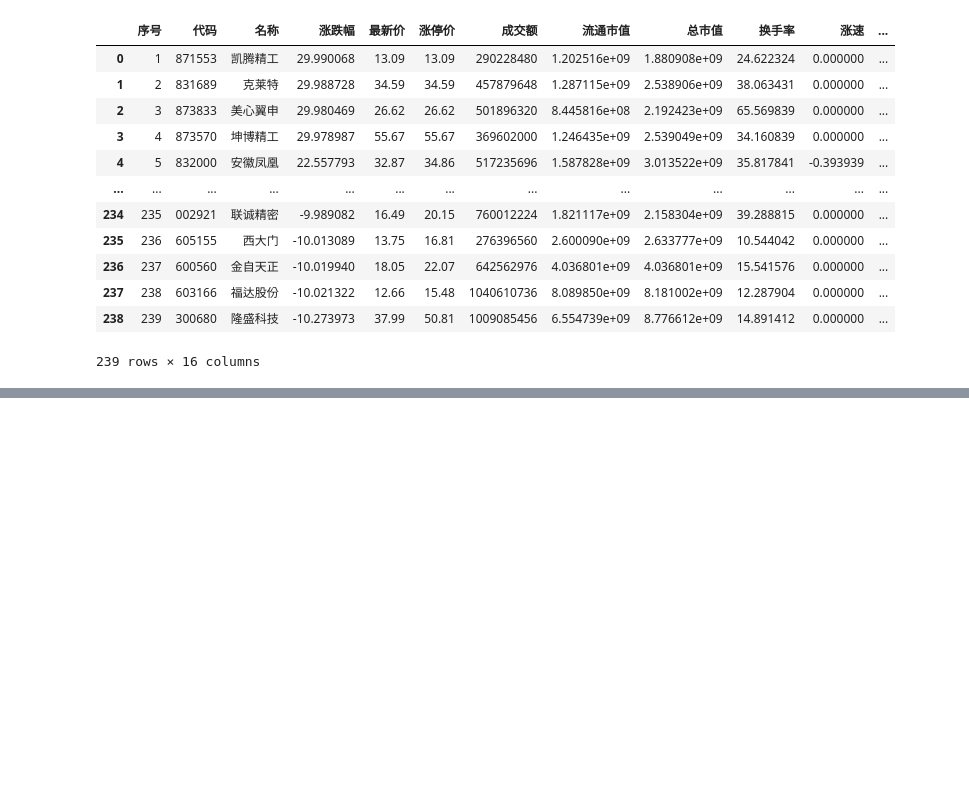
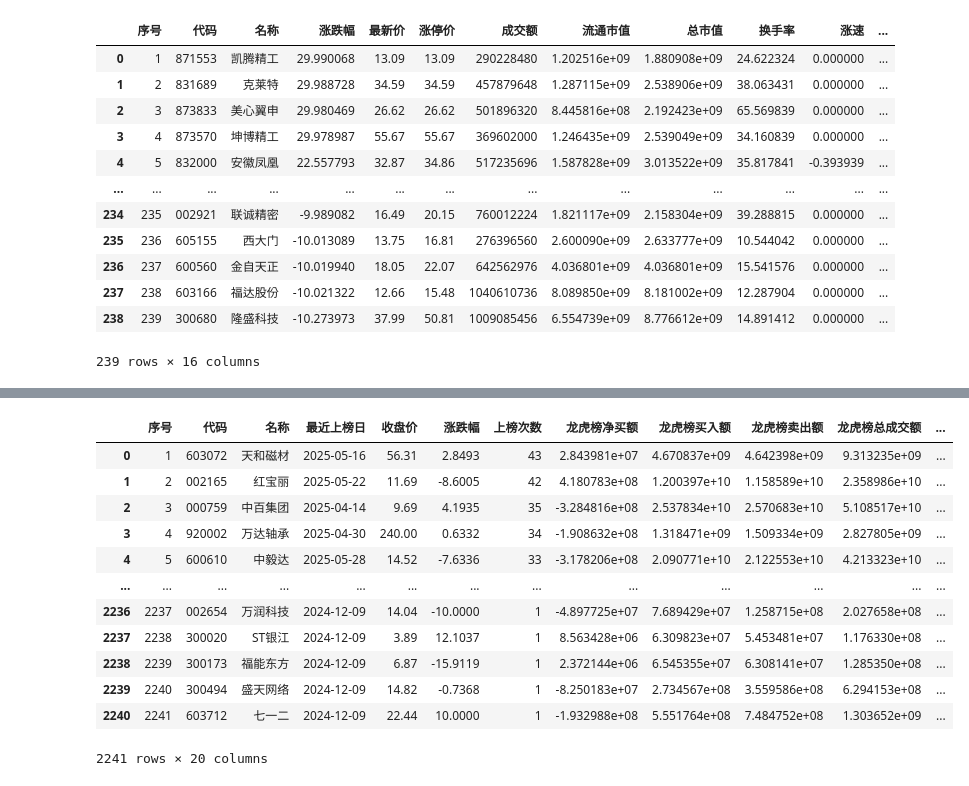
Before and after one commit to EveryFine/GeniusTradeTracker, a Jupyter notebook: tracker/app/akshare/akshare.ipynb, the cells around one changed output, grey strips where cells are left out. Saved outputs shown, nothing was run; the diff lists cells and outputs as text; code cells hidden in the pictures; blank space fills up the shorter version.

```diff
--- a/tracker/app/akshare/akshare.ipynb
+++ b/tracker/app/akshare/akshare.ipynb
@@ -206,0 +568,19 @@ stock_zt_pool_strong_em_df
+# %%
+import akshare as ak
+
+stock_lhb_stock_statistic_em_df = ak.stock_lhb_stock_statistic_em(symbol="近六月")
+stock_lhb_stock_statistic_em_df
+# %% [output]
+|  | 序号 | 代码 | 名称 | 最近上榜日 | 收盘价 | 涨跌幅 | 上榜次数 | 龙虎榜净买额 | 龙虎榜买入额 | 龙虎榜卖出额 | 龙虎榜总成交额 | ... |
+| 0 | 1 | 603072 | 天和磁材 | 2025-05-16 | 56.31 | 2.8493 | 43 | 2.843981e+07 | 4.670837e+09 | 4.642398e+09 | 9.313235e+09 | ... |
+| 1 | 2 | 002165 | 红宝丽 | 2025-05-22 | 11.69 | -8.6005 | 42 | 4.180783e+08 | 1.200397e+10 | 1.158589e+10 | 2.358986e+10 | ... |
+| 2 | 3 | 000759 | 中百集团 | 2025-04-14 | 9.69 | 4.1935 | 35 | -3.284816e+08 | 2.537834e+10 | 2.570683e+10 | 5.108517e+10 | ... |
+| 3 | 4 | 920002 | 万达轴承 | 2025-04-30 | 240.00 | 0.6332 | 34 | -1.908632e+08 | 1.318471e+09 | 1.509334e+09 | 2.827805e+09 | ... |
+| 4 | 5 | 600610 | 中毅达 | 2025-05-28 | 14.52 | -7.6336 | 33 | -3.178206e+08 | 2.090771e+10 | 2.122553e+10 | 4.213323e+10 | ... |
+| ... | ... | ... | ... | ... | ... | ... | ... | ... | ... | ... | ... | ... |
+| 2236 | 2237 | 002654 | 万润科技 | 2024-12-09 | 14.04 | -10.0000 | 1 | -4.897725e+07 | 7.689429e+07 | 1.258715e+08 | 2.027658e+08 | ... |
+| 2237 | 2238 | 300020 | ST银江 | 2024-12-09 | 3.89 | 12.1037 | 1 | 8.563428e+06 | 6.309823e+07 | 5.453481e+07 | 1.176330e+08 | ... |
+| 2238 | 2239 | 300173 | 福能东方 | 2024-12-09 | 6.87 | -15.9119 | 1 | 2.372144e+06 | 6.545355e+07 | 6.308141e+07 | 1.285350e+08 | ... |
+| 2239 | 2240 | 300494 | 盛天网络 | 2024-12-09 | 14.82 | -0.7368 | 1 | -8.250183e+07 | 2.734567e+08 | 3.559586e+08 | 6.294153e+08 | ... |
+| 2240 | 2241 | 603712 | 七一二 | 2024-12-09 | 22.44 | 10.0000 | 1 | -1.932988e+08 | 5.551764e+08 | 7.484752e+08 | 1.303652e+09 | ... |
+2241 rows × 20 columns
```
Also changed, not shown: parts of 59 cells of this notebook, 7 other files.
